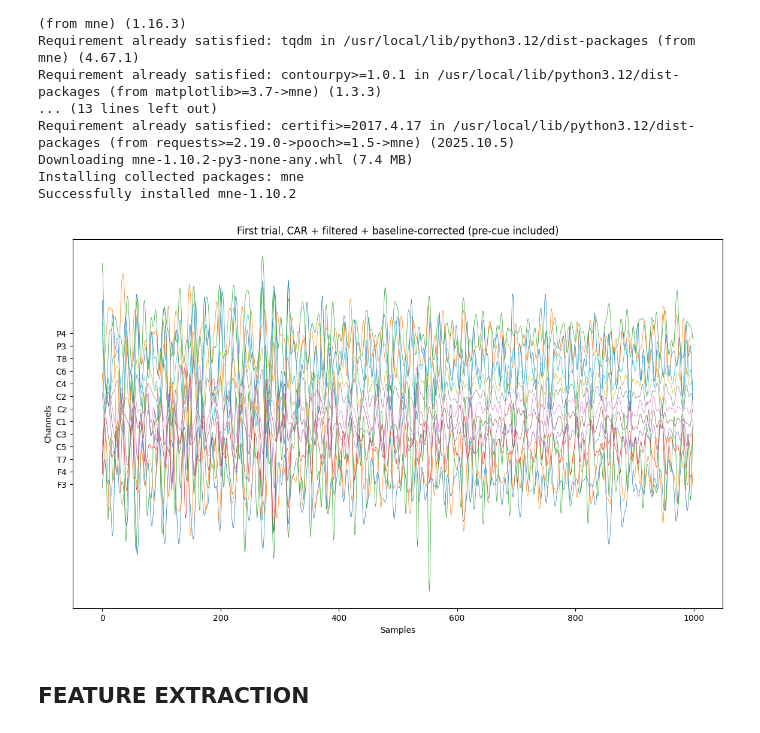
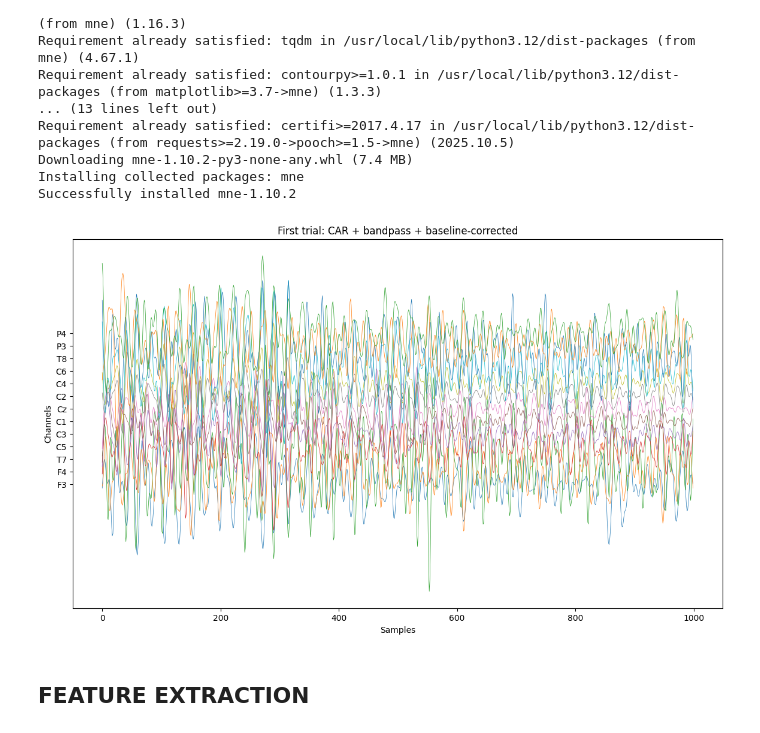
Before and after one commit to kkipngenokoech/MI, a Jupyter notebook: data_preprocessing.ipynb, the cells around one changed output. Cells and saved outputs as stored; diff of their text form; code cells hidden in the pictures.

```diff
--- a/data_preprocessing.ipynb
+++ b/data_preprocessing.ipynb
@@ -126,15 +126,13 @@ import matplotlib.pyplot as plt
 from scipy.signal import butter, filtfilt
 import os
 
-# ---- CONFIG ----
 data_dir = "Session1"
 downsample = 4
 lowcut = 8
 highcut = 30
-baseline_window = (-2, 0)    # 2s pre-trialStart
-epoch_window = (-2, 2)       # 2s pre + 2s post trialStart
+baseline_window = (-2, 0)
+epoch_window = (-2, 2)
 
-# ---- LOAD DATA ----
 files = sorted([f for f in os.listdir(data_dir) if f.endswith(".mat")])
 matfile = os.path.join(data_dir, files[0])
 run = sio.loadmat(matfile)["runData"][0, 0]
@@ -144,7 +142,6 @@ X = run["allData"]
 labels_array = run["label"]
 labels = [str(l[0]) if isinstance(l, np.ndarray) else str(l) for l in labels_array.flatten()]
 
-# ---- SELECT ACTIVE ELECTRODES ----
 active_labels = [
     'F3','F4','Fc5','Fc3','Fc1','Fcz','Fc2','Fc4','Fc6',
     'T7','C5','C3','C1','Cz','C2','C4','C6','T8',
@@ -155,59 +152,62 @@ X = X[active_idx, :]
 labels = [labels[i] for i in active_idx]
 nch = len(active_idx)
 
-# ---- BANDPASS FILTER ----
 def bandpass(data, low, high, fs, order=4):
     b, a = butter(order, [low/(fs/2), high/(fs/2)], btype='band')
     return filtfilt(b, a, data, axis=1)
 
 X_filt = bandpass(X, lowcut, highcut, fs)
-
-# ---- DOWNSAMPLE ----
 X_ds = X_filt[:, ::downsample]
 fs_new = fs / downsample
-
-# ---- COMMON AVERAGE REFERENCE ----
 X_car = X_ds - X_ds.mean(axis=0, keepdims=True)
 
-# ---- VALID TRIALS ----
+ts = run["trialStart"].flatten().astype(int)
+targets = run["target"].flatten()
 outcome = run["outcome"].flatten()
-valid_idx = np.where(outcome != 0)[0]
 
-# ---- EPOCH EXTRACTION (pre-cue + post) ----
-ts = run["trialStart"].flatten().astype(int)
-epoch_samples = int((epoch_window[1]-epoch_window[0])*fs_new)
+epoch_samples = int((epoch_window[1] - epoch_window[0]) * fs_new)
+
 epochs = []
 y_labels = []
+
 for i, s in enumerate(ts):
-    if i not in valid_idx:
+    if outcome[i] == 0:
         continue
-    start = int((s/fs + epoch_window[0])*fs_new)
-    end = start + epoch_samples
-    if start >= 0 and end <= X_car.shape[1]:
-        epochs.append(X_car[:, start:end])
-        y_labels.append(run["target"].flatten()[i])
-epochs = np.stack(epochs, axis=0)
+
+    start = int((s/fs + epoch_window[0]) * fs_new)
+    end   = start + epoch_samples
+
+    if start < 0:
+        continue
+    if end > X_car.shape[1]:
+        continue
+
+    epochs.append(X_car[:, start:end])
+    y_labels.append(targets[i])
+
+epochs = np.array(epochs)
 y_labels = np.array(y_labels)
-y_dl = y_labels - 1  # convert 1/2 → 0/1 for deep learning
+y_dl = y_labels - 1
 
-# ---- BASELINE CORRECTION ----
-baseline_idx = (int((baseline_window[0]-epoch_window[0])*fs_new),
-                int((baseline_window[1]-epoch_window[0])*fs_new))
+baseline_idx = (
+    int((baseline_window[0] - epoch_window[0]) * fs_new),
+    int((baseline_window[1] - epoch_window[0]) * fs_new)
+)
+
 epochs_baseline = epochs - epochs[:, :, baseline_idx[0]:baseline_idx[1]].mean(axis=2, keepdims=True)
 
-# ---- PLOT FIRST TRIAL ----
 plt.figure(figsize=(14,8))
 scale = 2.0
 for i in range(nch):
     y = epochs_baseline[0, i, :]
     plt.plot(y + i*scale, linewidth=0.5)
 plt.yticks([i*scale for i in range(nch)], labels)
 plt.xlabel("Samples")
 plt.ylabel("Channels")
-plt.title("First trial, CAR + filtered + baseline-corrected (pre-cue included)")
+plt.title("First trial: CAR + bandpass + baseline-corrected")
 plt.show()
 # %% [output]
-[figure, old version]
+[figure, new version]
 # %% [markdown]
 ## FEATURE EXTRACTION
 # %% [markdown]
```
Also changed, not shown: parts of 9 cells of this notebook.
